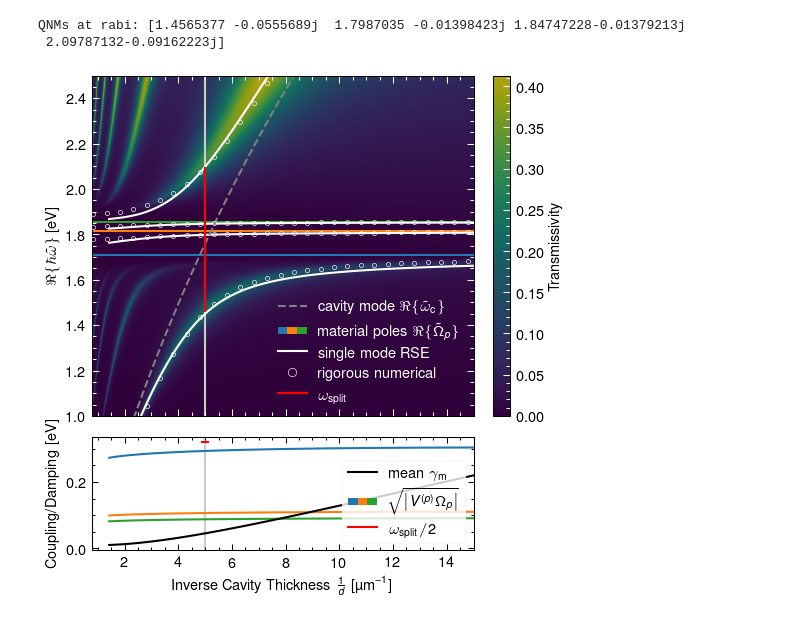
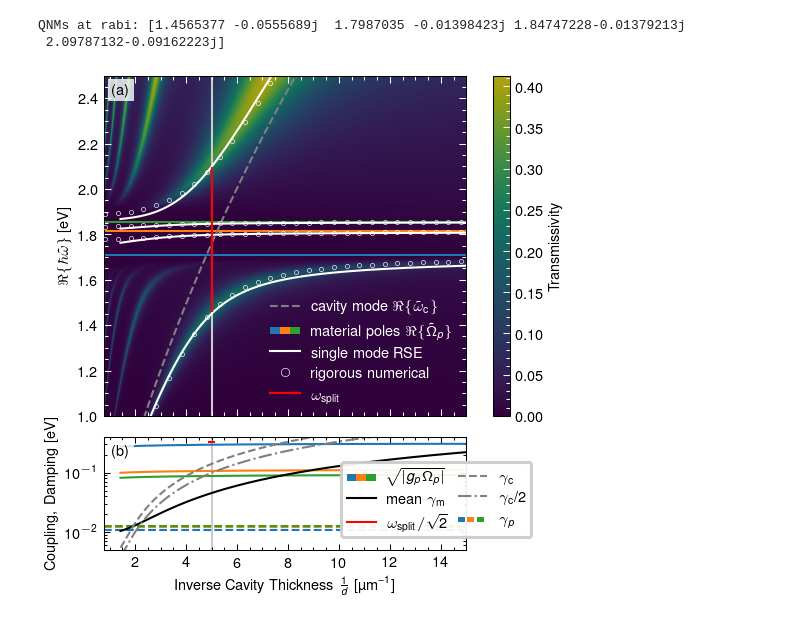
Before and after one commit to jan-david-fischbach/agsurmof, a Jupyter notebook: qnmsc/plot_figure_6.ipynb, the cells around one changed output. Cells and saved outputs as stored; diff of their text form; code cells hidden in the pictures.

Commit message:
update graz plots

```diff
--- a/qnmsc/plot_figure_6.ipynb
+++ b/qnmsc/plot_figure_6.ipynb
@@ -82,48 +82,82 @@ fig, axs, om_os, Cs, param = plot_splitting(
 
 
 plt.sca(axs[1])
+plt.yscale('log')
+plt.ylim(0.005, 0.4)
+
 plt.plot(Param, np.abs(np.sqrt(gcoeff*poles)))
+# plt.plot(Param, np.sqrt(np.real(-gcoeff*poles)), color="k") # -> mostly real, but not fully -> dissipative coupling
+for i, gamma in enumerate(-poles.imag.T):
+  plt.axhline(gamma, ls="--", color=f"C{i}")
+  #plt.plot(Param, gamma, color=f"C{i}", ls="--")
+
+
 plt.plot(Param, np.mean(-q_rse.imag, axis=-1), color="k", label="mean $\gamma_\mathrm{m}$")
+plt.plot([],[], color="r", label=r"$\omega_\mathrm{split}/\sqrt{2}$")
+plt.plot(Param, -kc.imag, "gray", ls="--", label=r"$\gamma_\mathrm{c}$")
+plt.plot(Param, -kc.imag/np.sqrt(2), "gray", ls="-.", label=r"$\gamma_\mathrm{c}$/2")
 
-plt.plot([],[], color="r", label=r"$\omega_\mathrm{split}/2$")
 #plt.gca().get_legend().remove()
-plt.ylabel(r"Coupling/Damping [eV]")
+plt.ylabel(r"Coupling, Damping [eV]")
 
 # ------ get the legend-entries that are already attached to the axis
 h, l = axs[1].get_legend_handles_labels()
 
 # ------ append the multicolor legend patches
-h.insert(1, MulticolorPatch(['C0', 'C1', 'C2']))
-l.insert(1, r"$\sqrt{\left|V^{(p)}\Omega_p\right|}$")
+h.insert(0, MulticolorPatch(['C0', 'C1', 'C2']))
+l.insert(0, r"$\sqrt{\left|g_p\Omega_p\right|}$")
 
-plt.legend(h, l, loc="lower right", frameon=True, handler_map={MulticolorPatch: MulticolorPatchHandler()})
+h.append(MulticolorPatch(['C0', 'C1', 'C2'], width_scaling=0.7, height_scaling=0.7**2))
+l.append(r"$\gamma_p$")
+
+# ---- Lock the layout here ----
+# Force layout to be computed
+fig.canvas.draw()
+# Disable constrained layout (positions are now frozen)
+fig.set_constrained_layout(False)
+
+legend = plt.legend(h, l, loc="lower right", frameon=True,
+      handler_map={MulticolorPatch: MulticolorPatchHandler()}, ncol=2,
+      bbox_to_anchor=(1.2, 0.05), columnspacing=0.7)
+legend.get_frame().set_alpha(0.93)
+legend.get_frame().set_linewidth(1.5)
 
 if inv_d:
   plt.xlim(0.8, 15)
 else:
   plt.xlim(0.05, 0.5)
 
 plt.sca(axs[0])
 plt.plot(Param, q_rse.real, color="white")
 #plt.plot(Param, kcshift.real)
 plt.plot(Param, kc.real, "gray", ls="--")
 
 
 plt.plot([], [], color="gray", ls="--", label=r"cavity mode $\Re\{\tilde{\omega}_\mathrm{c}\}$")
 plt.plot([], [], color="white", label="single mode RSE")
 plt.plot([], [], label="rigorous numerical", mec="white", marker="o", mfc="none", ls="none", ms=4)
 plt.plot([], [], color="r", label="$\omega_\mathrm{split}$")
 
 # ------ get the legend-entries that are already attached to the axis
 h, l = axs[0].get_legend_handles_labels()
 
 # ------ append the multicolor legend patches
 h.insert(1, MulticolorPatch(['C0', 'C1', 'C2']))
 l.insert(1, r"material poles $\Re\{\tilde{\Omega}_p\}$")
 
 plt.legend(h, l, handler_map={MulticolorPatch: MulticolorPatchHandler()}, labelcolor="white", loc="lower right")
+
+for j, ax in enumerate(axs):
+  letter = chr(ord("a")+j)
+  ax.annotate(
+        f" ({letter})",
+        xy=(0, 1), xycoords='axes fraction',
+        xytext=(+1, -1), textcoords='offset fontsize',
+        fontsize='medium', verticalalignment='top', fontfamily='serif',
+        bbox=dict(facecolor=(1,1,1,0.8), edgecolor='none', pad=2.0))
+
 plt.savefig("out/SMA_RSE.pdf", bbox_inches="tight")
 # %% [output]
 QNMs at rabi: [1.4565377 -0.0555689j  1.7987035 -0.01398423j 1.84747228-0.01379213j
  2.09787132-0.09162223j]
-[figure, old version]
+[figure, new version]
```
Also changed, not shown: 5 other files.
